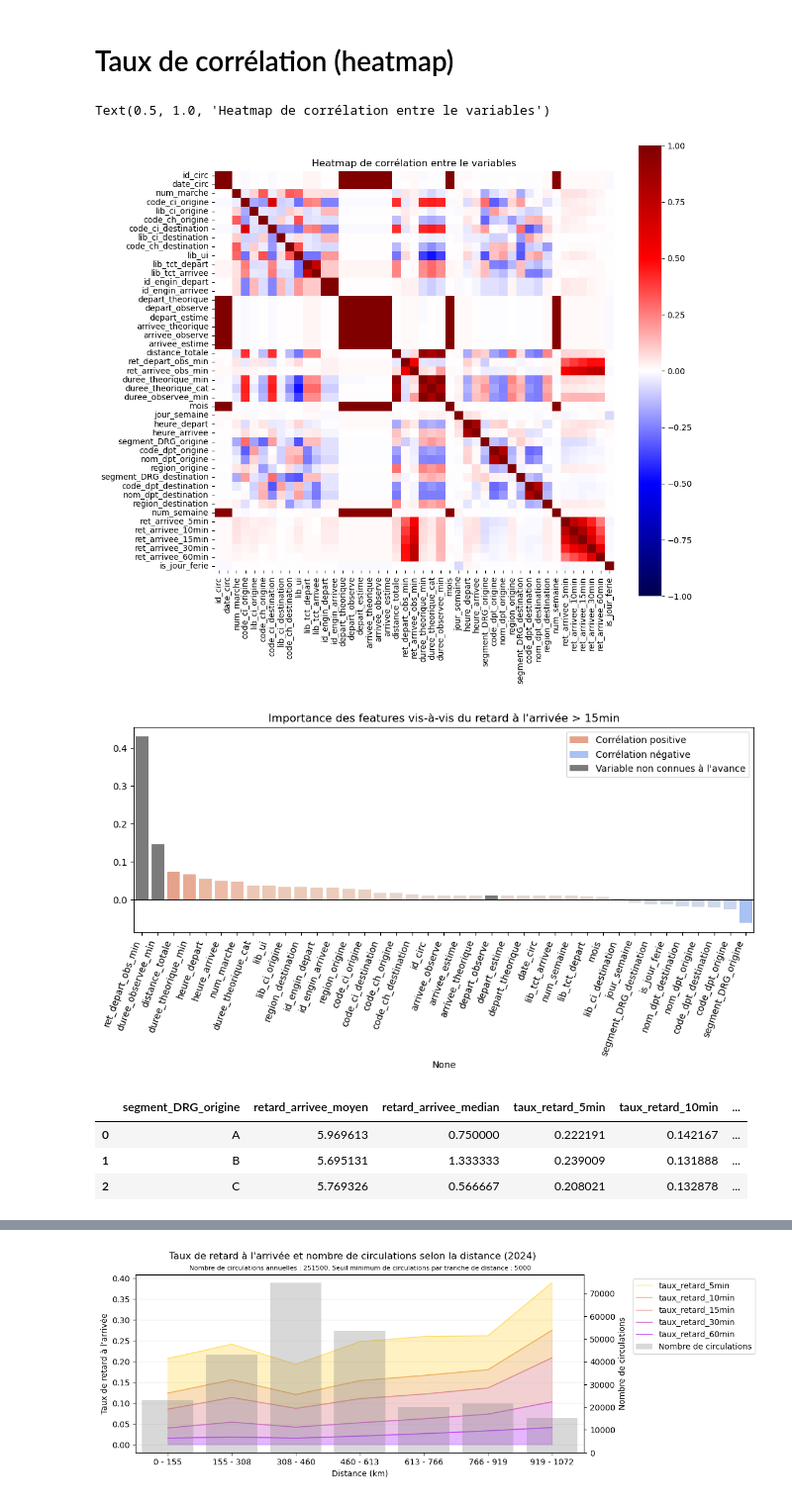
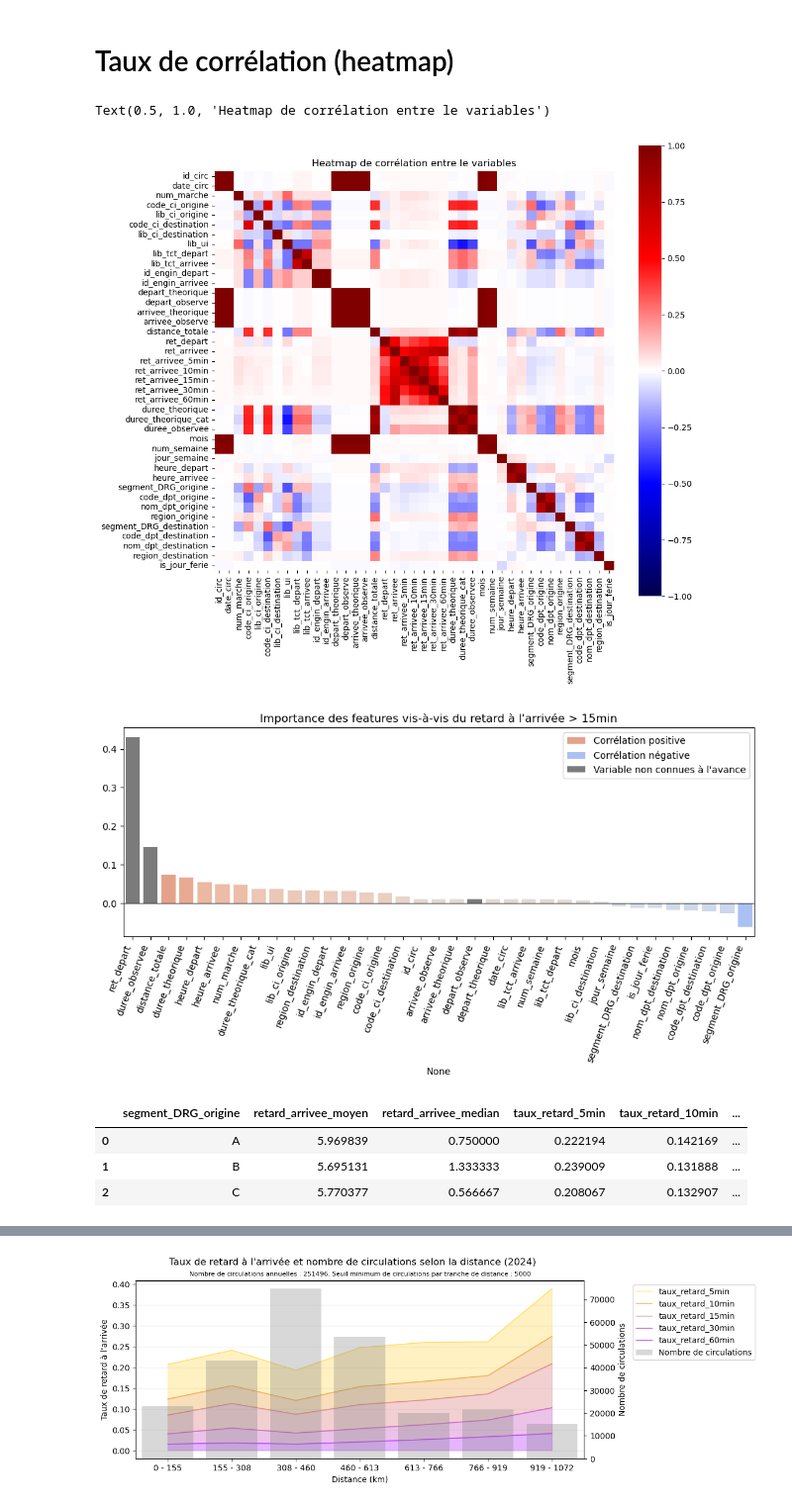
Before and after one commit to Gallien-e/analyse-retard-sncf, a Jupyter notebook: notebooks/2-EDA-2024.ipynb, the cells around one changed output, grey strips where cells are left out. Shown at 99% size. Cells and saved outputs as stored; diff of their text form; code cells hidden in the pictures.

```diff
--- a/notebooks/2-EDA-2024.ipynb
+++ b/notebooks/2-EDA-2024.ipynb
@@ -101,5 +70,10 @@ df.sort_values(by='ret_arrivee_obs_min', ascending=False).head()
+# %%
+# Ré-ajout de la catégorie de retard à l'arrivée, supprimée de l'ingestion
+bins = [float("-inf"), -10, -5, 0, 5, 10, 15, 30, 60, float("inf")]
+labels = ["-10-", "[-10,-5[", "[-5,0[", "[0,5[", "[5,10[", "[10,15[", "[15,30[", "[30,60[", "[60+]"]
+df["ret_arrivee_cat"] = pd.cut(df["ret_arrivee"], bins=bins, labels=labels, right=False)
 # %%
 # on va ignorer le retard > 1400 minutes, c'est aberrant et ça casse tous les graphiques après
-df = df[df['ret_arrivee_obs_min'] <= 1400]
+df = df[df['ret_arrivee'] <= 1400]
 # %%
 # top 10 des plus grandes avances au départ
@@ -469,7 +427,7 @@ retard_par_region.sort_values(by='taux_retard_15min', ascending=False).style.bac
 # %%
 # encodage des variables catégorielles
 df_encoded = df.copy()
-df_encoded = df_encoded.drop(columns=['ret_depart_obs_sec', 'ret_arrivee_obs_sec', 'ret_arrivee_obs_cat'])
+df_encoded = df_encoded.drop(columns=['ret_arrivee_cat'])
 for col in df_encoded.select_dtypes(include=['object','string','category']).columns:
     df_encoded[col] = df_encoded[col].astype('category').cat.codes
 
@@ -494,52 +452,52 @@ plt.title("Heatmap de corrélation entre le variables")
 # ne sont pas connus à l'avance, et donc pas utilisables comme variables prédictives.
 # %% [output]
 Text(0.5, 1.0, 'Heatmap de corrélation entre le variables')
-[figure, old version]
+[figure, new version]
 # %%
 # Importance des features vis-à-vis du retard à l'arrivée > 15min
 
 corr_series = df_encoded_corr.loc["ret_arrivee_15min"].sort_values(ascending=False)
 
 # on exclut les colonnes non pertinentes (directement liées au retard à l'arrivée) :
-corr_series = corr_series.drop(["ret_arrivee_60min", "ret_arrivee_30min", "ret_arrivee_15min", "ret_arrivee_10min", "ret_arrivee_5min", "ret_arrivee_obs_min"], errors='ignore')
+corr_series = corr_series.drop(["ret_arrivee_60min", "ret_arrivee_30min", "ret_arrivee_15min", "ret_arrivee_10min", "ret_arrivee_5min", "ret_arrivee"], errors='ignore')
 
 # dégradé de couleurs
 norm = plt.Normalize(-0.15, 0.15)
 colors = (plt.cm.coolwarm(norm(corr_series.values))).tolist()
 
 # on passe en gris les colonnes non connues à l'avance
-unknown_cols = ["ret_depart_obs_min", "duree_observee_min", "depart_observe", 'arrivee_observee']
+unknown_cols = ["ret_depart", "duree_observee", "depart_observe", 'arrivee_observee']
 for i, col in enumerate(corr_series.index):
     if col in unknown_cols:
         colors[i] = ("#7B7B7B")
 
 plt.figure(figsize=(12, 4))
 sns.barplot(
     x=corr_series.index,
     y=corr_series.values,
     hue=corr_series.index,
     palette=colors
 )
 plt.xticks(rotation=70, ha='right')
 plt.title("Importance des features vis-à-vis du retard à l'arrivée > 15min")
 plt.axhline(0, color='black', linestyle='-', linewidth=0.8)
 
 # Légende
 legend_elements = [
     Patch(facecolor="#e5a28a", label='Corrélation positive'),
     Patch(facecolor="#a9c1f3", label='Corrélation négative'),
     Patch(facecolor="#7B7B7B", label='Variable non connues à l\'avance')
 ]
 plt.legend(handles=legend_elements, loc='upper right')
 
 plt.show()
 # %% [output]
-[figure, old version]
+[figure, new version]
 # %%
 # Taux de retard selon segment_DRG_origine
 stats = df.groupby(["segment_DRG_origine"], observed=False).agg(
-    retard_arrivee_moyen = ('ret_arrivee_obs_min', 'mean'),
-    retard_arrivee_median = ('ret_arrivee_obs_min', 'median'),
+    retard_arrivee_moyen = ('ret_arrivee', 'mean'),
+    retard_arrivee_median = ('ret_arrivee', 'median'),
     taux_retard_5min = ('ret_arrivee_5min', 'mean'),
     taux_retard_10min = ('ret_arrivee_10min', 'mean'),
     taux_retard_15min = ('ret_arrivee_15min', 'mean'),
@@ -551,9 +509,9 @@ stats.style.background_gradient(cmap='coolwarm')
 # mouais, pas convaincu de cette corrélation là
 # %% [output]
 |  | segment_DRG_origine | retard_arrivee_moyen | retard_arrivee_median | taux_retard_5min | taux_retard_10min | ... |
-| 0 | A | 5.969613 | 0.750000 | 0.222191 | 0.142167 | ... |
+| 0 | A | 5.969839 | 0.750000 | 0.222194 | 0.142169 | ... |
 | 1 | B | 5.695131 | 1.333333 | 0.239009 | 0.131888 | ... |
-| 2 | C | 5.769326 | 0.566667 | 0.208021 | 0.132878 | ... |
+| 2 | C | 5.770377 | 0.566667 | 0.208067 | 0.132907 | ... |
 # %%
 df.head(3)
 # %% [output]
```
Also changed, not shown: parts of 43 cells of this notebook, 1 other file.
